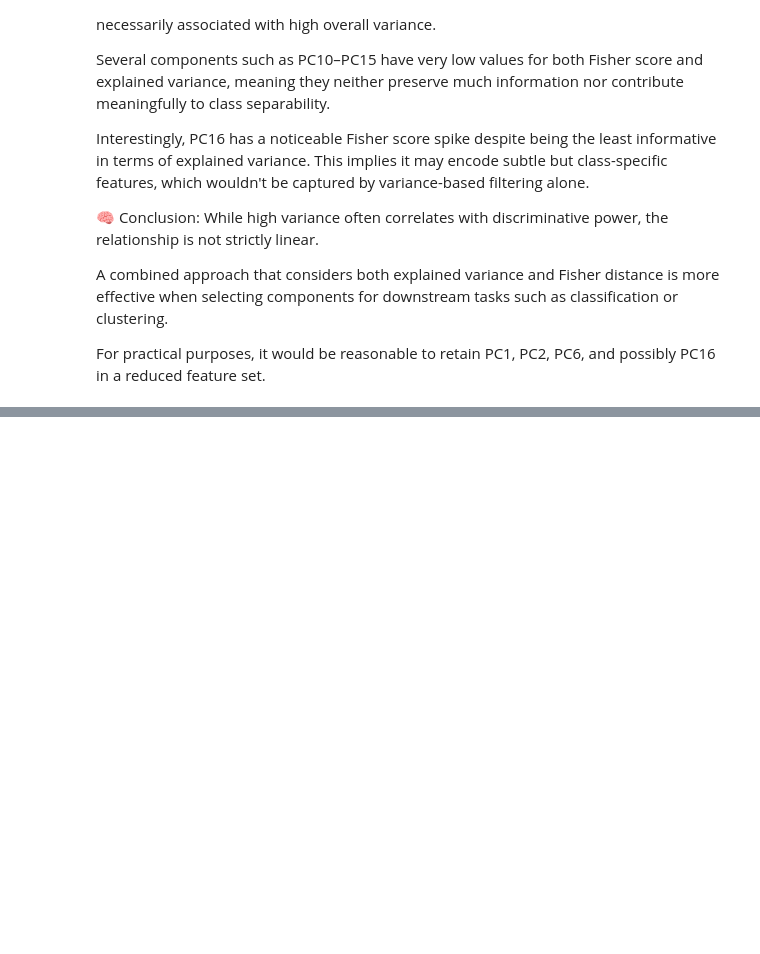
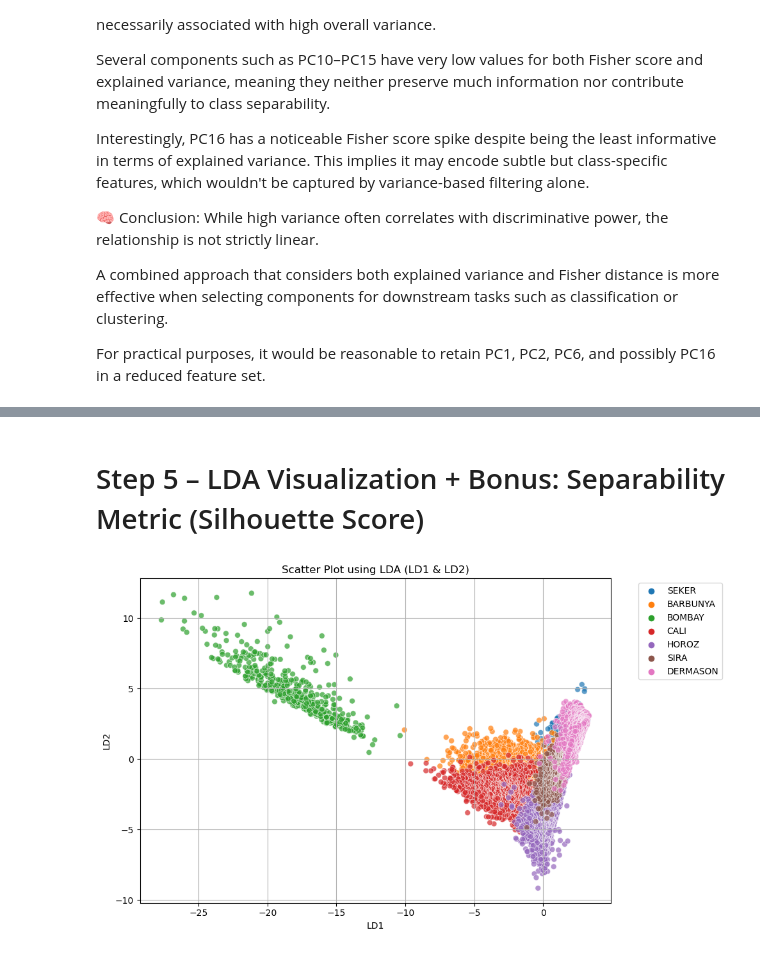
Before and after one commit to adguvener/STATISTIC_CSE555_FINAL_PROJECT, a Jupyter notebook: abdguvener_main.ipynb, the cells around one changed output, grey strips where cells are left out. Saved outputs shown, nothing was run; the diff lists cells and outputs as text; code cells hidden in the pictures; blank space fills up the shorter version.

```diff
--- a/abdguvener_main.ipynb
+++ b/abdguvener_main.ipynb
@@ -258,0 +323,34 @@ For practical purposes, it would be reasonable to retain PC1, PC2, PC6, and poss
+# %% [markdown]
+# Step 5 – LDA Visualization + Bonus: Separability Metric (Silhouette Score)
+# %%
+from sklearn.discriminant_analysis import LinearDiscriminantAnalysis
+
+# LDA model (we set n_components=2 for 2D projection)
+lda = LinearDiscriminantAnalysis(n_components=2)
+X_lda = lda.fit_transform(X_normalized, y.values.ravel())
+
+# Convert to DataFrame for plotting
+lda_df = pd.DataFrame(X_lda, columns=['LD1', 'LD2'])
+lda_df["Class"] = y.values.ravel()
+# %%
+import seaborn as sns
+import matplotlib.pyplot as plt
+
+plt.figure(figsize=(10, 6))
+sns.scatterplot(
+    x="LD1", y="LD2",
+    hue="Class",
+    palette="tab10",
+    data=lda_df,
+    s=40,
+    alpha=0.7
+)
+plt.title("Scatter Plot using LDA (LD1 & LD2)")
+plt.xlabel("LD1")
+plt.ylabel("LD2")
+plt.legend(bbox_to_anchor=(1.05, 1), loc='upper left')
+plt.grid(True)
+plt.tight_layout()
+plt.show()
+# %% [output]
+[figure, added]
```
Also changed, not shown: parts of 22 cells of this notebook.
